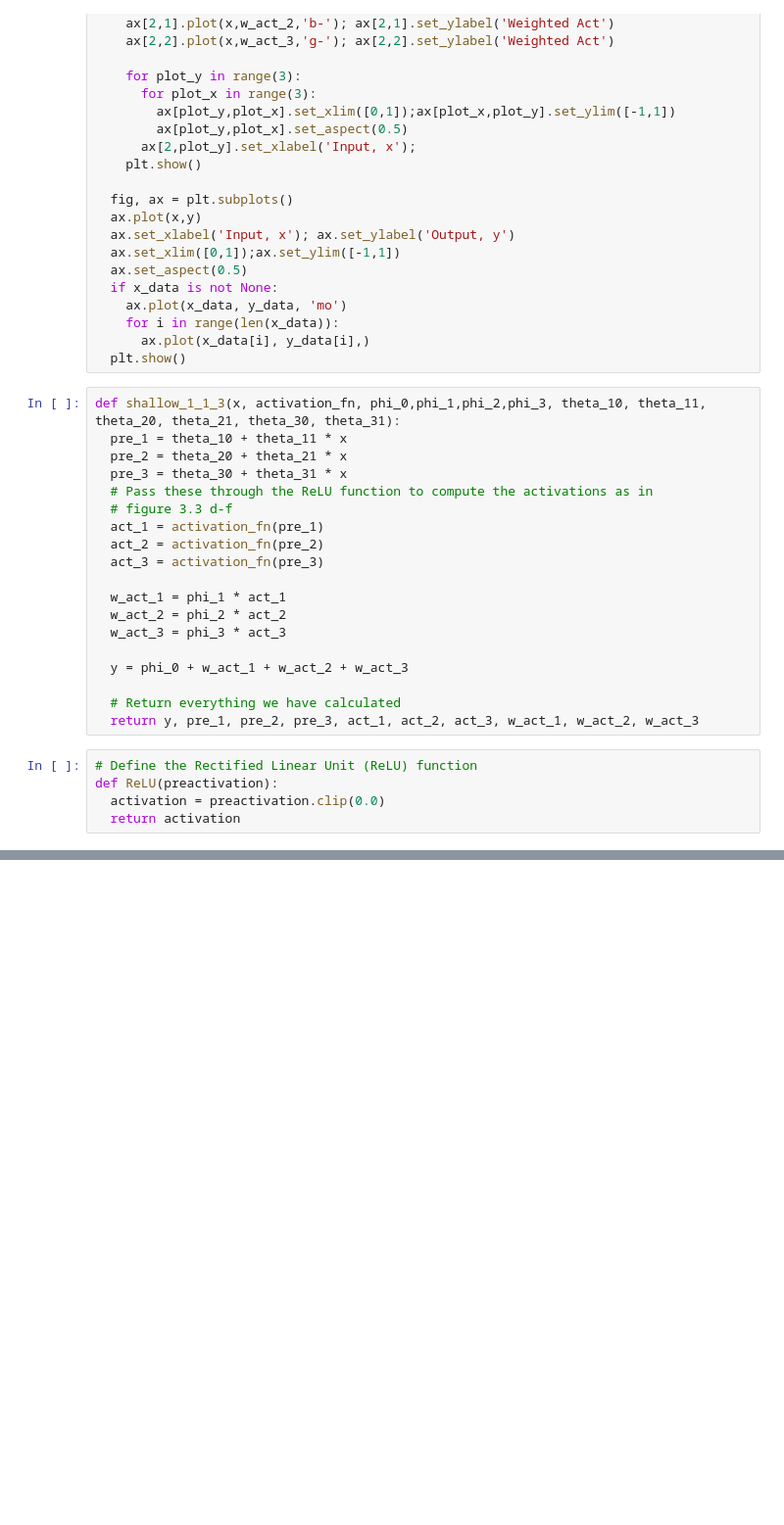
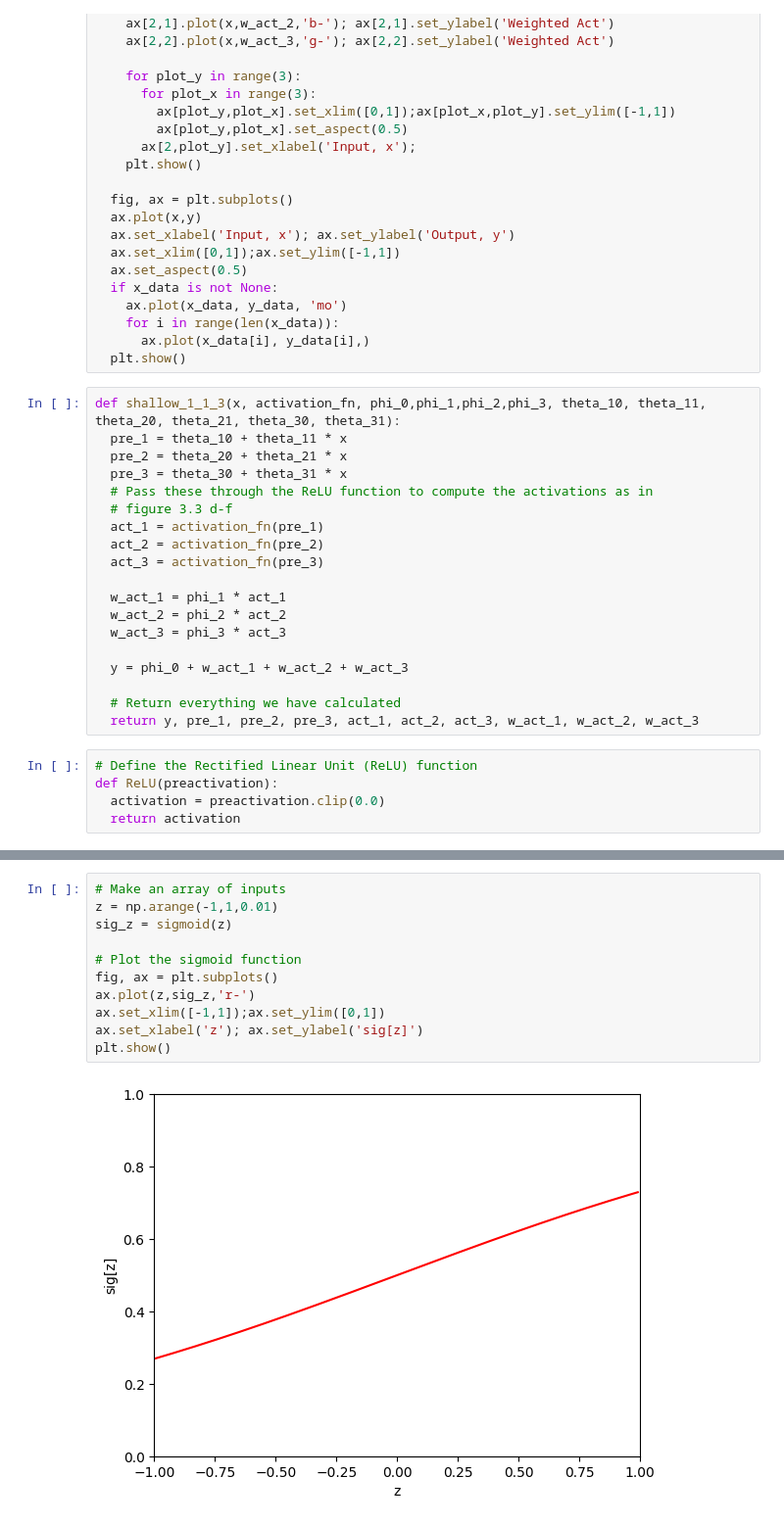
Before and after one commit to Saransh-Basu-01/Understanding-Deep-learning-, a Jupyter notebook: Shallow_Neural_Networks4.ipynb, the cells around one changed output, grey strips where cells are left out. Shown at 98% size. Drawn from its saved outputs; the diff is of its cells as text; blank space fills up the shorter version.

```diff
--- a/Shallow_Neural_Networks4.ipynb
+++ b/Shallow_Neural_Networks4.ipynb
@@ -66,0 +90,13 @@ def ReLU(preactivation):
+# %%
+# Make an array of inputs
+z = np.arange(-1,1,0.01)
+sig_z = sigmoid(z)
+
+# Plot the sigmoid function
+fig, ax = plt.subplots()
+ax.plot(z,sig_z,'r-')
+ax.set_xlim([-1,1]);ax.set_ylim([0,1])
+ax.set_xlabel('z'); ax.set_ylabel('sig[z]')
+plt.show()
+# %% [output]
+[figure, added]
```
Also changed, not shown: parts of 4 cells of this notebook.
